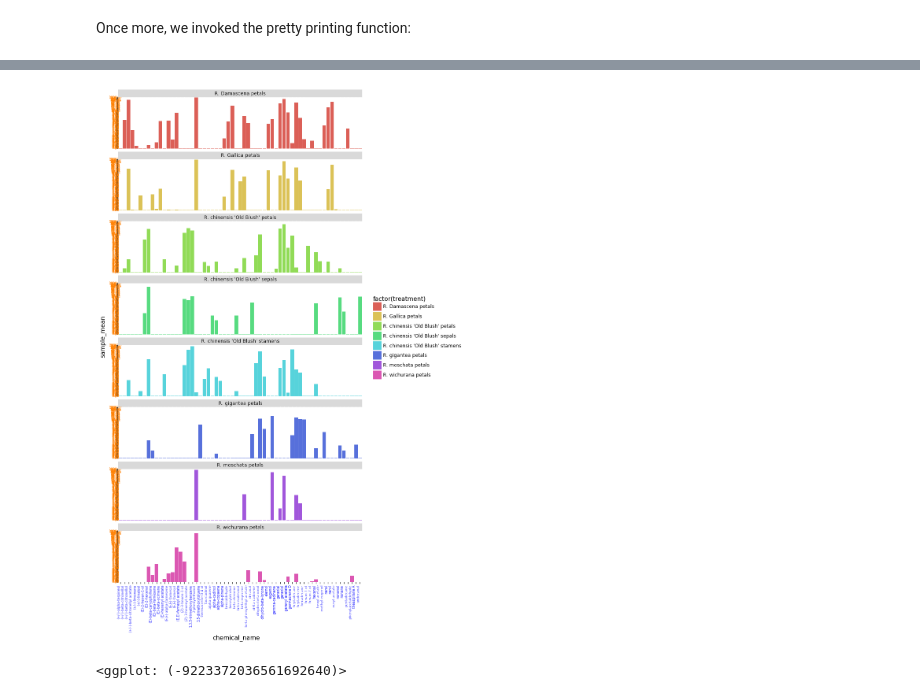
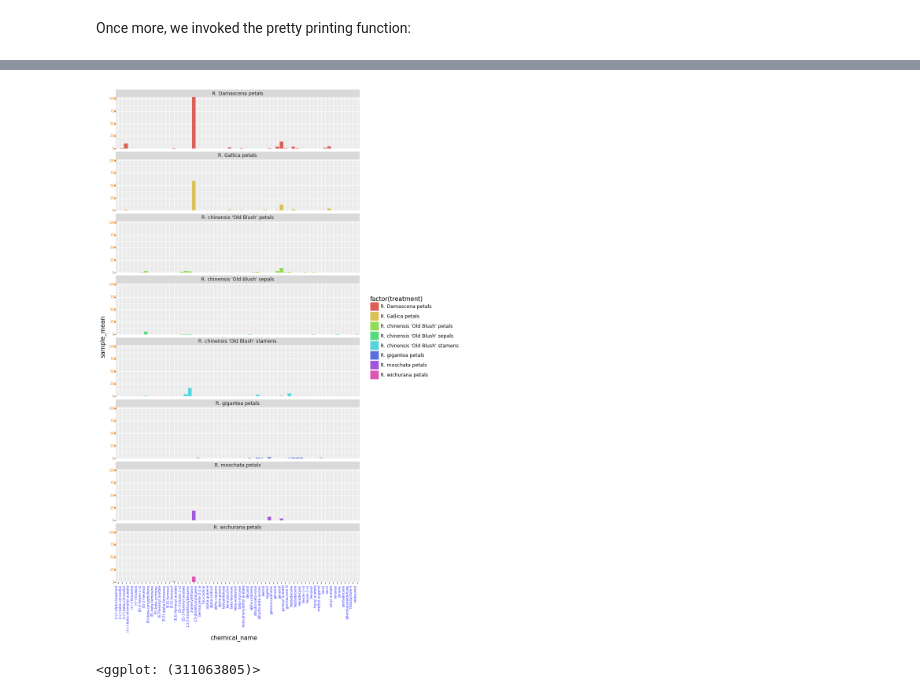
Before and after one commit to proccaserra/rose2018ng-notebook, a Jupyter notebook: rose-rdf.ipynb, the cells around one changed output, grey strips where cells are left out. Saved outputs shown, nothing was run; the diff lists cells and outputs as text; code cells hidden in the pictures.

Commit message:
fixed a data typing issue in the df produced by the query

```diff
--- a/rose-rdf.ipynb
+++ b/rose-rdf.ipynb
@@ -61,15 +61,18 @@ def make_sparql_df(results, sparql_wrapper="SPARQLWrapper2"):
     variables = get_sparql_variables(results, sparql_wrapper)
 
     cleaned_variables=[str(var.replace('\\n','')) for var in variables]
-    print(cleaned_variables)
+
+    #print(cleaned_variables)
     bindings = get_sparql_bindings(results, sparql_wrapper)
 
     # create a list of dictionaries to use as data for dataframe
     data_list = make_sparql_dict_list(bindings, cleaned_variables, sparql_wrapper)
 
-    print(data_list)
+    #print(data_list)
 
     df = pds.DataFrame(data_list) # create dataframe from data list
+    df["sample_mean"] = df["sample_mean"].astype("float")
+
     return df[cleaned_variables] # return dataframe with columns reordered
 # %% [markdown]
 *credits to Bob du Charme for the following function [http://www.snee.com/bobdc.blog/2016/07/sparql-in-a-jupyter-aka-ipytho.html]
@@ -219,24 +237,24 @@ data=make_sparql_df(get_all_data)
 # %%
 # width = figure_size[0]
 # height = figure_size[0] * aspect_ratio
 gray = '#666666'
 orange = '#FF8000'
 blue = '#3333FF'
 
 p1 = (ggplot(data)
- + aes('chemical_name', 'sample_mean',fill='factor(treatment)')
+ + aes('chemical_name','sample_mean',fill='factor(treatment)')
  + geom_col()
 + facet_wrap('~treatment', dir='v',ncol=1)
-# + scale_y_continuous(expand = (0,0))
+ + scale_y_continuous(expand = (0,0))
  + theme(axis_text_x=element_text(rotation=90, hjust=1, fontsize=6, color=blue))
  + theme(axis_text_y=element_text(rotation=0, hjust=2, fontsize=6, color=orange))
          + theme(figure_size = (8, 16))
 )
 
 p1 + theme(panel_background=element_rect(fill=blue)
        )
 
 p1
 # %% [output]
-[figure, old version]
+[figure, new version]
-<ggplot: (-9223372036561692640)>
+<ggplot: (311063805)>
```
Also changed, not shown: parts of 5 cells of this notebook, 1 other file.
